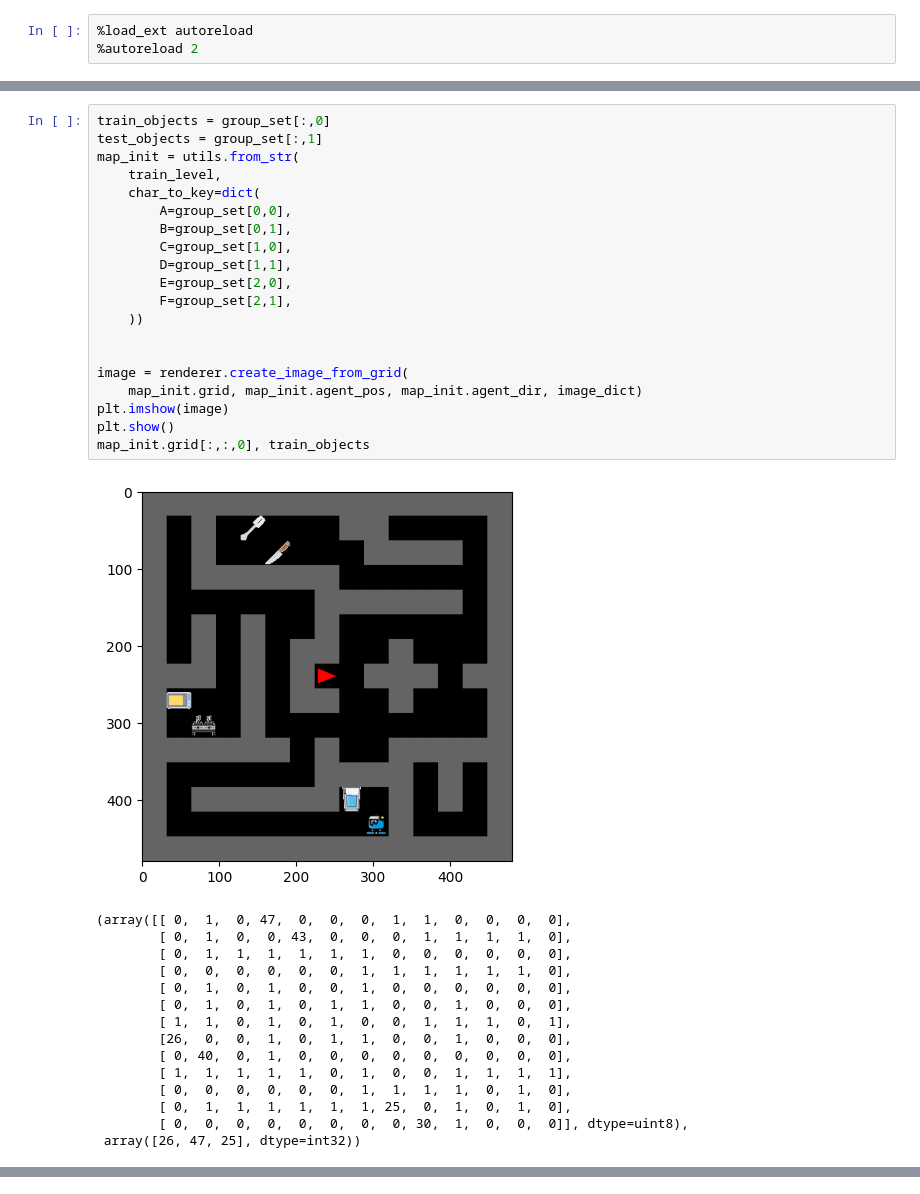
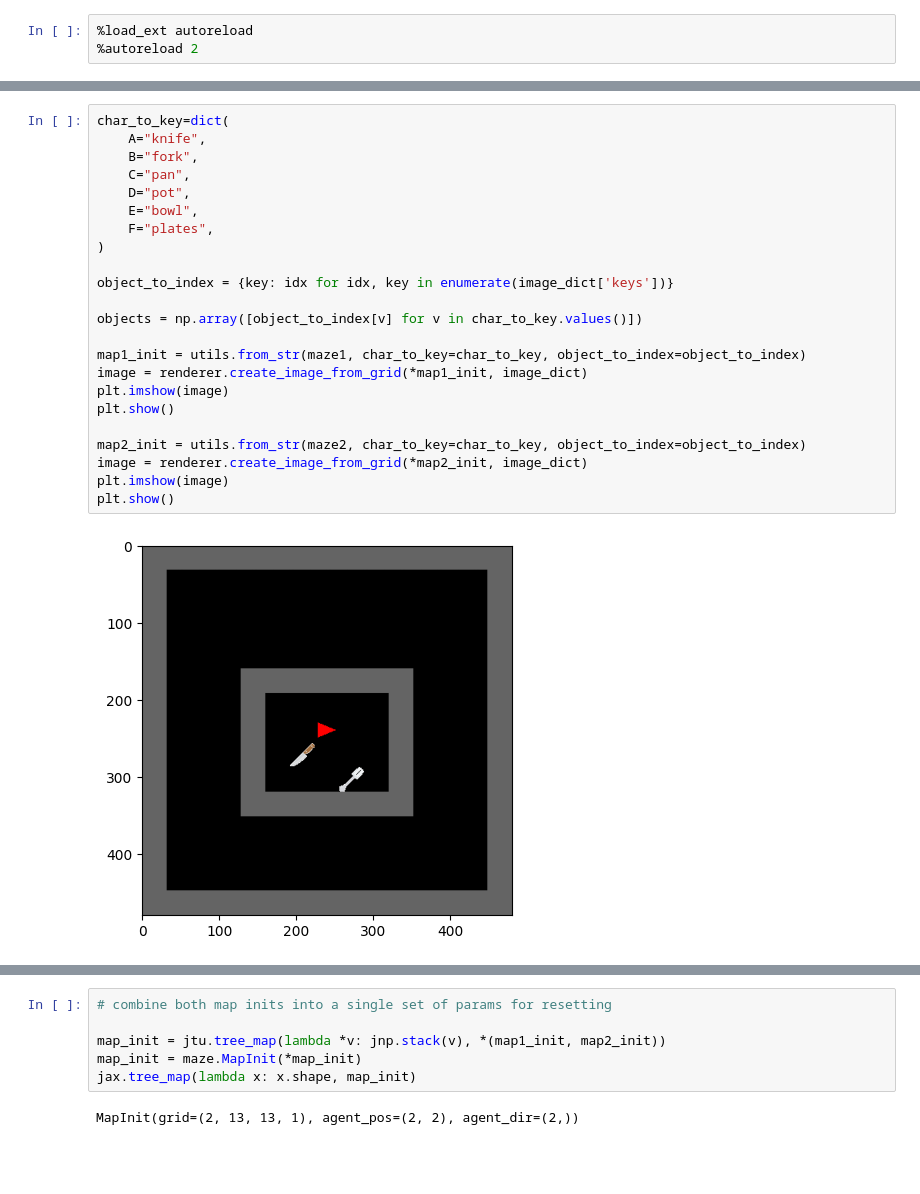
Before and after one commit to wcarvalho/JaxHouseMaze, a Jupyter notebook: example.ipynb, the cells around one changed output, grey strips where cells are left out. Cells and saved outputs as stored; diff of their text form; blank space fills up the shorter version.

```diff
--- a/example.ipynb
+++ b/example.ipynb
@@ -30,36 +58,25 @@ array([[26, 40],
 # %%
-train_objects = group_set[:,0]
-test_objects = group_set[:,1]
-map_init = utils.from_str(
-    train_level,
-    char_to_key=dict(
-        A=group_set[0,0],
-        B=group_set[0,1],
-        C=group_set[1,0],
-        D=group_set[1,1],
-        E=group_set[2,0],
-        F=group_set[2,1],
-    ))
+char_to_key=dict(
+    A="knife",
+    B="fork",
+    C="pan",
+    D="pot",
+    E="bowl",
+    F="plates",
+)
 
+object_to_index = {key: idx for idx, key in enumerate(image_dict['keys'])}
 
-image = renderer.create_image_from_grid(
-    map_init.grid, map_init.agent_pos, map_init.agent_dir, image_dict)
+objects = np.array([object_to_index[v] for v in char_to_key.values()])
+
+map1_init = utils.from_str(maze1, char_to_key=char_to_key, object_to_index=object_to_index)
+image = renderer.create_image_from_grid(*map1_init, image_dict)
 plt.imshow(image)
 plt.show()
-map_init.grid[:,:,0], train_objects
+
+map2_init = utils.from_str(maze2, char_to_key=char_to_key, object_to_index=object_to_index)
+image = renderer.create_image_from_grid(*map2_init, image_dict)
+plt.imshow(image)
+plt.show()
 # %% [output]
-[figure, old version]
+[figure, new version]
-(array([[ 0,  1,  0, 47,  0,  0,  0,  1,  1,  0,  0,  0,  0],
-        [ 0,  1,  0,  0, 43,  0,  0,  0,  1,  1,  1,  1,  0],
-        [ 0,  1,  1,  1,  1,  1,  1,  0,  0,  0,  0,  0,  0],
-        [ 0,  0,  0,  0,  0,  0,  1,  1,  1,  1,  1,  1,  0],
-        [ 0,  1,  0,  1,  0,  0,  1,  0,  0,  0,  0,  0,  0],
-        [ 0,  1,  0,  1,  0,  1,  1,  0,  0,  1,  0,  0,  0],
-        [ 1,  1,  0,  1,  0,  1,  0,  0,  1,  1,  1,  0,  1],
-        [26,  0,  0,  1,  0,  1,  1,  0,  0,  1,  0,  0,  0],
-        [ 0, 40,  0,  1,  0,  0,  0,  0,  0,  0,  0,  0,  0],
-        [ 1,  1,  1,  1,  1,  0,  1,  0,  0,  1,  1,  1,  1],
-        [ 0,  0,  0,  0,  0,  0,  1,  1,  1,  1,  0,  1,  0],
-        [ 0,  1,  1,  1,  1,  1,  1, 25,  0,  1,  0,  1,  0],
-        [ 0,  0,  0,  0,  0,  0,  0,  0, 30,  1,  0,  0,  0]], dtype=uint8),
- array([26, 47, 25], dtype=int32))
@@ -65,0 +84,8 @@ map_init.grid[:,:,0], train_objects
+# %%
+# combine both map inits into a single set of params for resetting
+
+map_init = jtu.tree_map(lambda *v: jnp.stack(v), *(map1_init, map2_init))
+map_init = maze.MapInit(*map_init)
+jax.tree_map(lambda x: x.shape, map_init)
+# %% [output]
+MapInit(grid=(2, 13, 13, 1), agent_pos=(2, 2), agent_dir=(2,))
```
Also changed, not shown: parts of 12 cells of this notebook, 4 other files.
